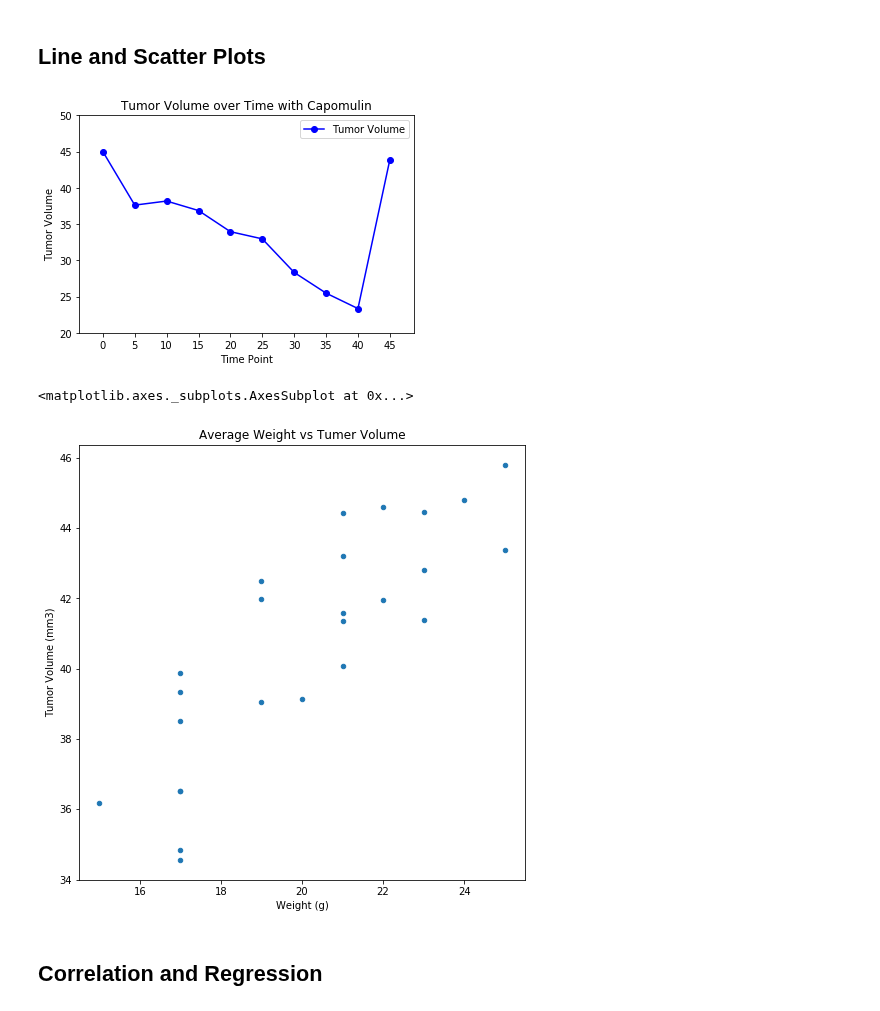
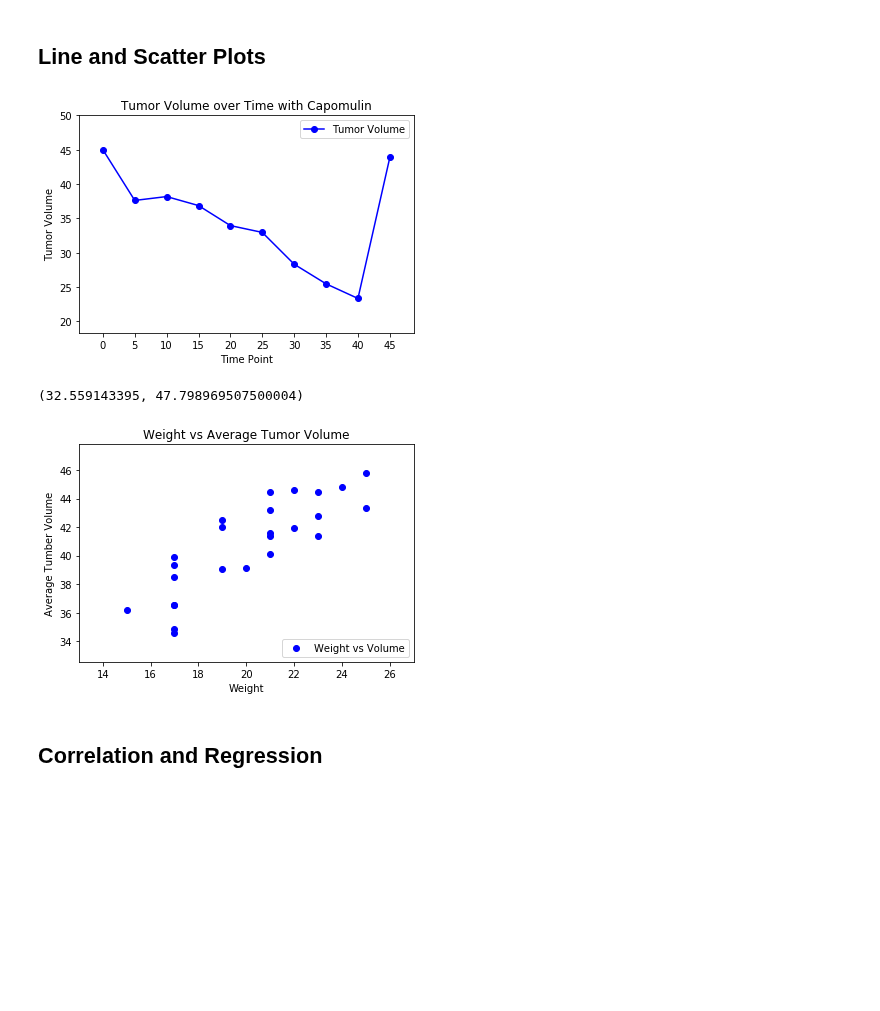
Before and after one commit to olivesun1213/Matplotlib, a Jupyter notebook: Unit 05 - Matplotlib_Homework_Instructions_Pymaceuticals_pymaceuticals_starter.ipynb, the cells around one changed output. Cells and saved outputs as stored; diff of their text form; code cells hidden in the pictures; blank space fills up the shorter version.

```diff
--- a/Unit 05 - Matplotlib_Homework_Instructions_Pymaceuticals_pymaceuticals_starter.ipynb
+++ b/Unit 05 - Matplotlib_Homework_Instructions_Pymaceuticals_pymaceuticals_starter.ipynb
@@ -334,22 +334,26 @@ plt.legend(loc="upper right")
 plt.xlabel("Time Point")
 plt.ylabel("Tumor Volume")
 plt.xlim(-0.75, len(x_axis)-0.25)
-plt.ylim(20, 50)
+plt.ylim(min(y)-5, max(y)+5)
 plt.show()
 # %% [output]
-[figure, old version]
+[figure, new version]
 # %%
 # Generate a scatter plot of mouse weight versus average tumor volume for the Capomulin regimen
 only_Capomulin=newtable.loc[combined_file["Drug Regimen"] == "Capomulin", :]
 weight=only_Capomulin.groupby("Mouse ID")["Weight (g)"].unique()
 weight = weight.astype(float)
 Tumor_volume=only_Capomulin.groupby("Mouse ID")["Tumor Volume (mm3)"].mean()
-newtable1=pd.merge(weight,Tumor_volume,on="Mouse ID")
-newtable1.plot(kind="scatter", x="Weight (g)", y="Tumor Volume (mm3)", figsize=(8,8),
-              title="Average Weight vs Tumer Volume")
+plt.scatter(weight, Tumor_volume, c='blue', label='Weight vs Volume')
+plt.title("Weight vs Average Tumor Volume")
+plt.legend(loc="lower right")
+plt.xlabel("Weight")
+plt.ylabel("Average Tumber Volume")
+plt.xlim(min(weight)-2,max(weight)+2)
+plt.ylim(min(Tumor_volume)-2, max(Tumor_volume)+2)
 # %% [output]
-<matplotlib.axes._subplots.AxesSubplot at 0x...>
+(32.559143395, 47.798969507500004)
-[figure, old version]
+[figure, new version]
 # %% [markdown]
 ## Correlation and Regression
 # %%
```
Also changed, not shown: parts of 2 cells of this notebook, 1 other file.
